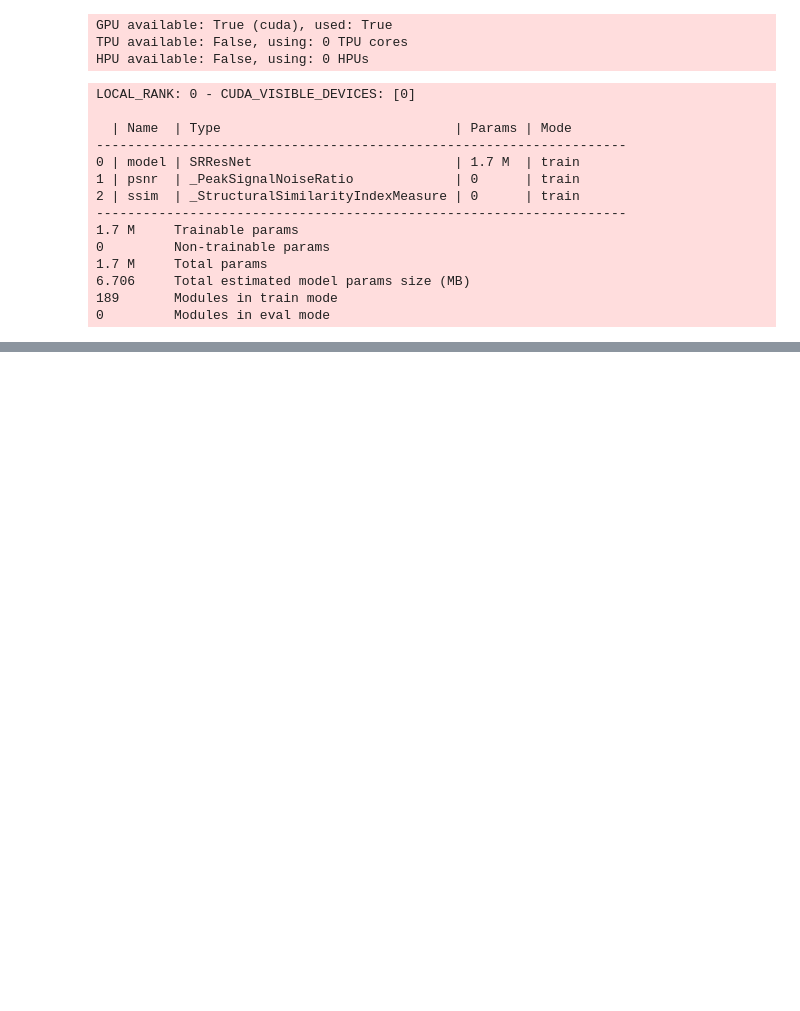
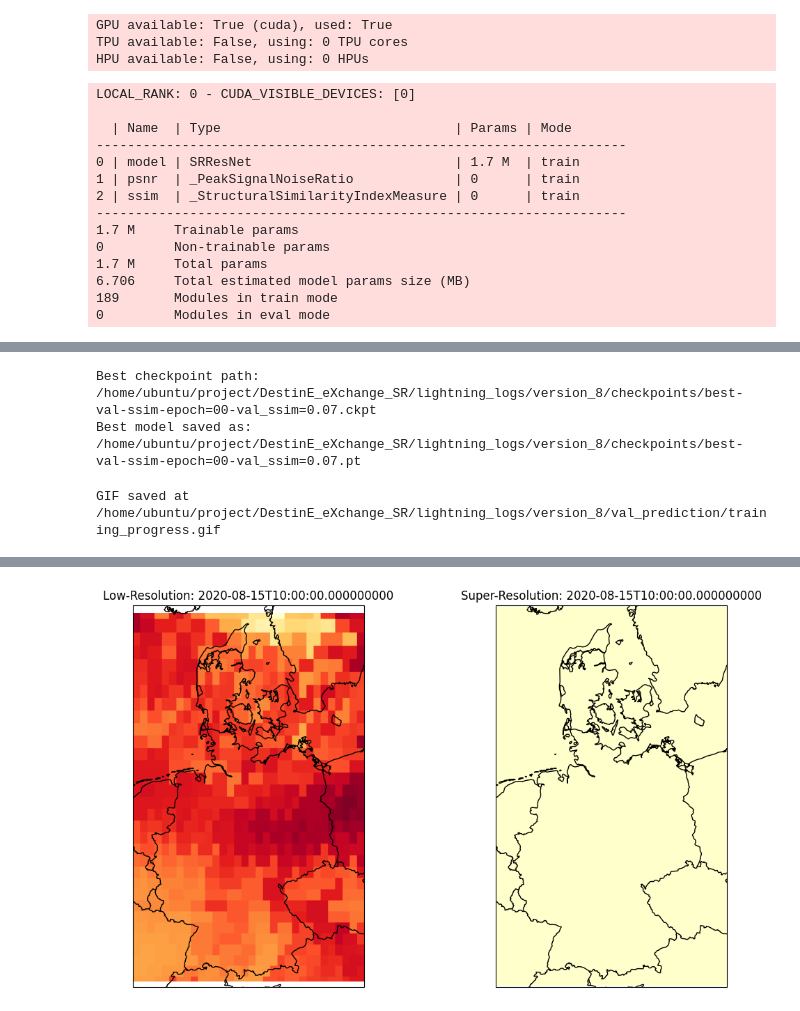
Before and after one commit to tetaud-sebastien/DestinE_eXchange_SR, a Jupyter notebook: SR_cacheB_streamer.ipynb, the cells around one changed output, grey strips where cells are left out. Drawn from its saved outputs; the diff is of its cells as text; code cells hidden in the pictures; blank space fills up the shorter version.

```diff
--- a/SR_cacheB_streamer.ipynb
+++ b/SR_cacheB_streamer.ipynb
@@ -540,0 +463,10 @@ LOCAL_RANK: 0 - CUDA_VISIBLE_DEVICES: [0]
+# %%
+save_best_model_as_pt(checkpoint_val_ssim, SuperResolutionModel, sr_model)
+# %% [output]
+Best checkpoint path: /home/ubuntu/project/DestinE_eXchange_SR/lightning_logs/version_8/checkpoints/best-val-ssim-epoch=00-val_ssim=0.07.ckpt
+Best model saved as: /home/ubuntu/project/DestinE_eXchange_SR/lightning_logs/version_8/checkpoints/best-val-ssim-epoch=00-val_ssim=0.07.pt
+# %%
+from utils import create_gif_from_images
+create_gif_from_images(trainer=trainer)
+# %% [output]
+GIF saved at /home/ubuntu/project/DestinE_eXchange_SR/lightning_logs/version_8/val_prediction/training_progress.gif
@@ -540,0 +475,13 @@ LOCAL_RANK: 0 - CUDA_VISIBLE_DEVICES: [0]
+# %%
+model_path = "/home/ubuntu/project/DestinE_eXchange_SR/lightning_logs/version_8/checkpoints/best-val-ssim-epoch=00-val_ssim=0.07.pt"
+model = SRResNet(large_kernel_size=9, small_kernel_size=3, n_channels=64, n_blocks=16, scaling_factor=8)
+# Initiaize the inference class
+sr = SuperResolutionInference(model_path=model_path, model_class=model)
+# Preprocess a single LR image
+lr_image = lr[10]  # xarray object
+preprocessed_image = sr.preprocess(lr_image, lr_mean=lr_mean, lr_std=lr_std)
+# Perform inference
+sr_result = sr.inference(preprocessed_image)
+# Visualize the LR and SR images
+sr.visualize(lr_image=lr_image, sr_image=sr_result, lr_time=lr_image.time.values)
+# %% [output]
@@ -540,0 +491 @@ LOCAL_RANK: 0 - CUDA_VISIBLE_DEVICES: [0]
+[figure, added]
```
Also changed, not shown: parts of 18 cells of this notebook.
